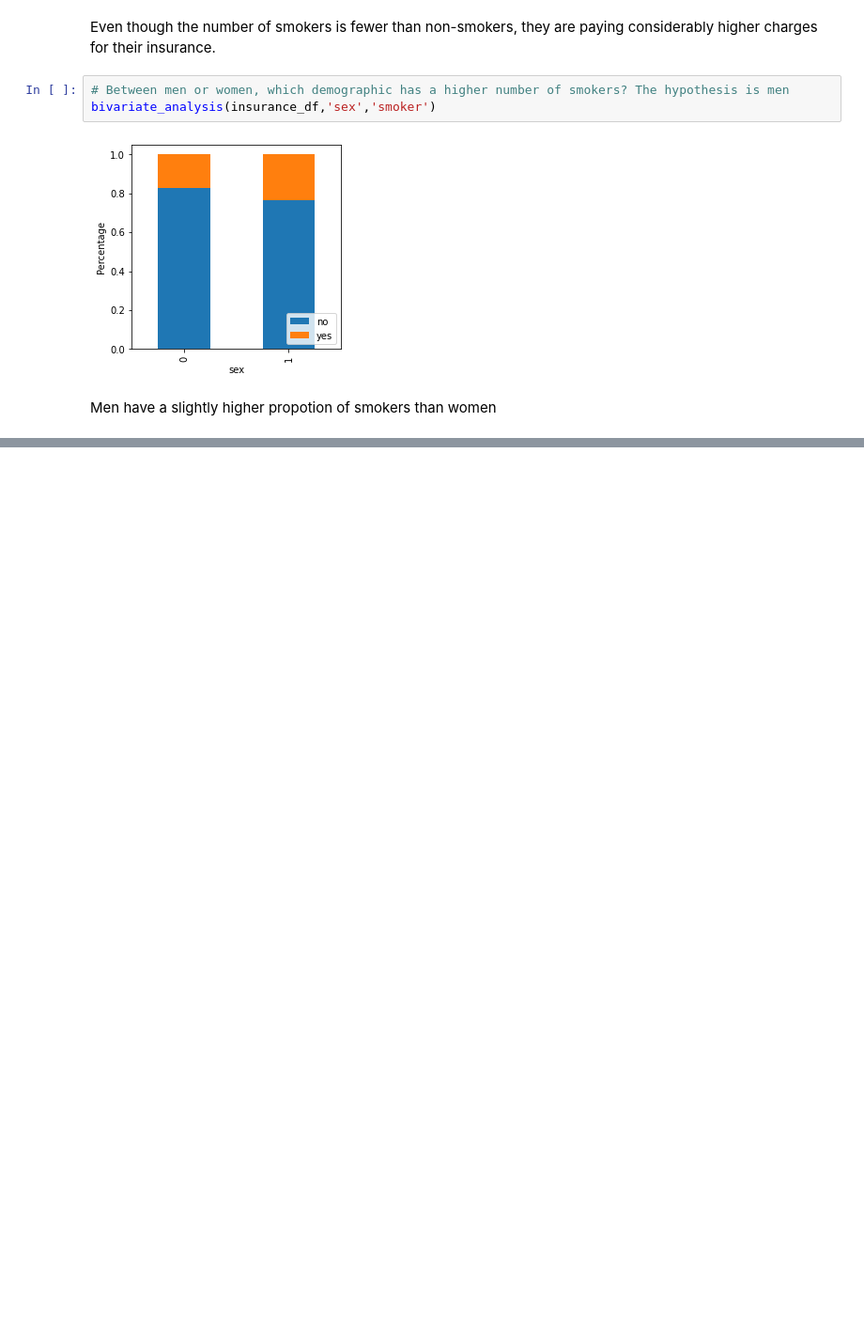
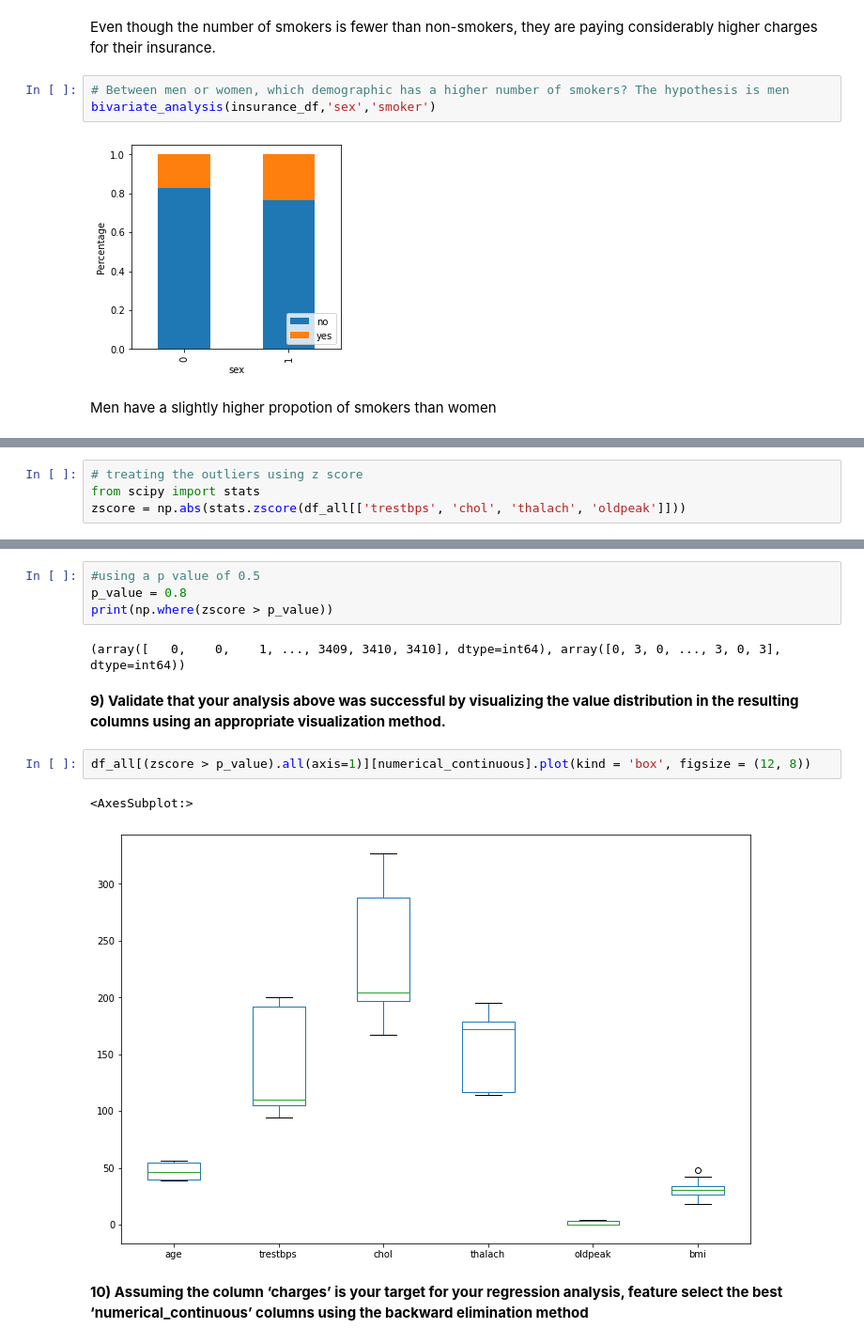
Before and after one commit to DennisChangach/Africa-Data-School-Assignments, a Jupyter notebook: Assigment_7/Assignment_7.ipynb, the cells around one changed output, grey strips where cells are left out. Shown at 94% size. Drawn from its saved outputs; the diff is of its cells as text; blank space fills up the shorter version.

```diff
--- a/Assigment_7/Assignment_7.ipynb
+++ b/Assigment_7/Assignment_7.ipynb
@@ -141,0 +275,4 @@ Men have a slightly higher propotion of smokers than women
+# %%
+# treating the outliers using z score
+from scipy import stats
+zscore = np.abs(stats.zscore(df_all[['trestbps', 'chol', 'thalach', 'oldpeak']]))
@@ -141,0 +289,15 @@ Men have a slightly higher propotion of smokers than women
+# %%
+#using a p value of 0.5
+p_value = 0.8
+print(np.where(zscore > p_value))
+# %% [output]
+(array([   0,    0,    1, ..., 3409, 3410, 3410], dtype=int64), array([0, 3, 0, ..., 3, 0, 3], dtype=int64))
+# %% [markdown]
+**9) Validate that your analysis above was successful by visualizing the value distribution in the resulting columns using an appropriate visualization method.**
+# %%
+df_all[(zscore > p_value).all(axis=1)][numerical_continuous].plot(kind = 'box', figsize = (12, 8))
+# %% [output]
+<AxesSubplot:>
+[figure, added]
+# %% [markdown]
+**10) Assuming the column ‘charges’ is your target for your regression analysis, feature select the best ‘numerical_continuous’ columns using the backward elimination method**
```
Also changed, not shown: parts of 32 cells of this notebook.
